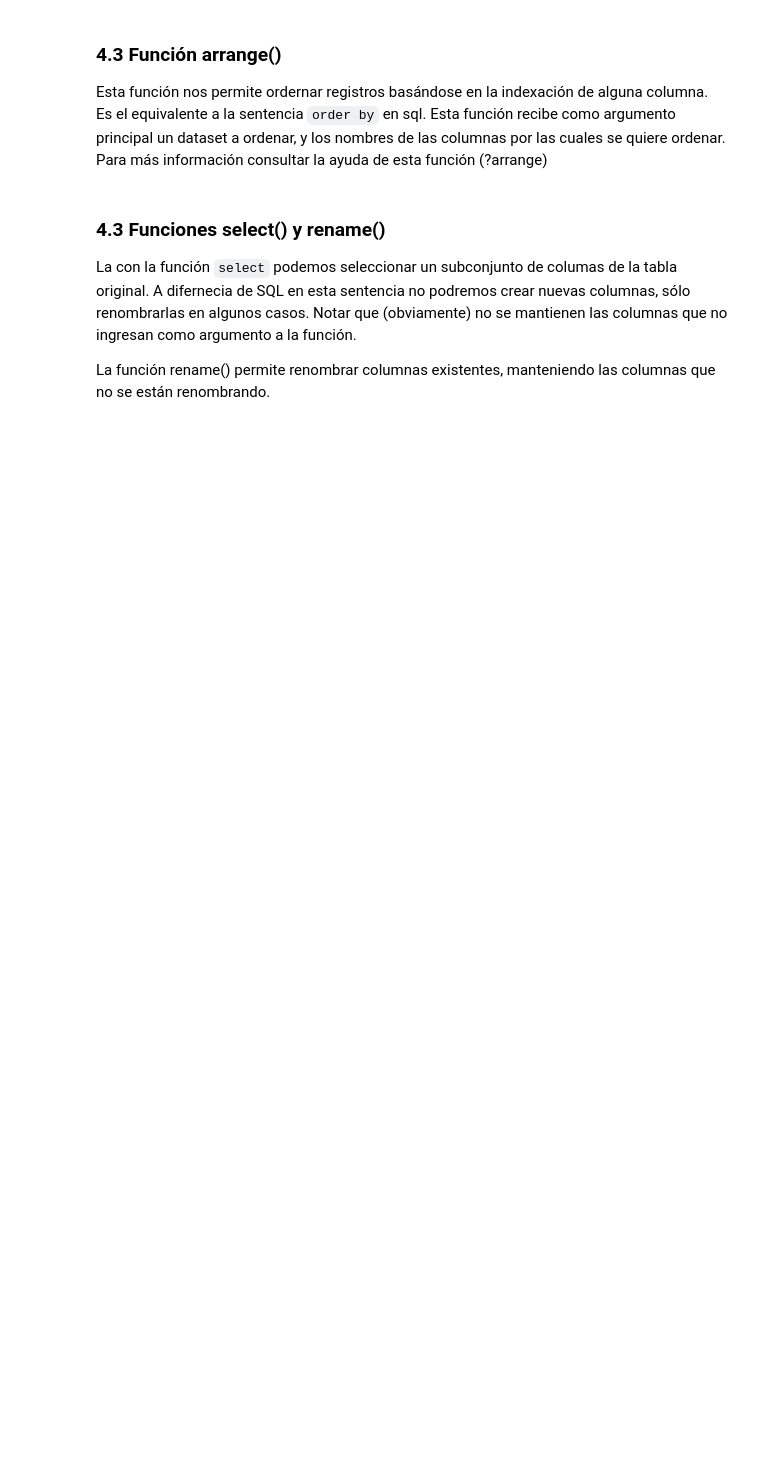
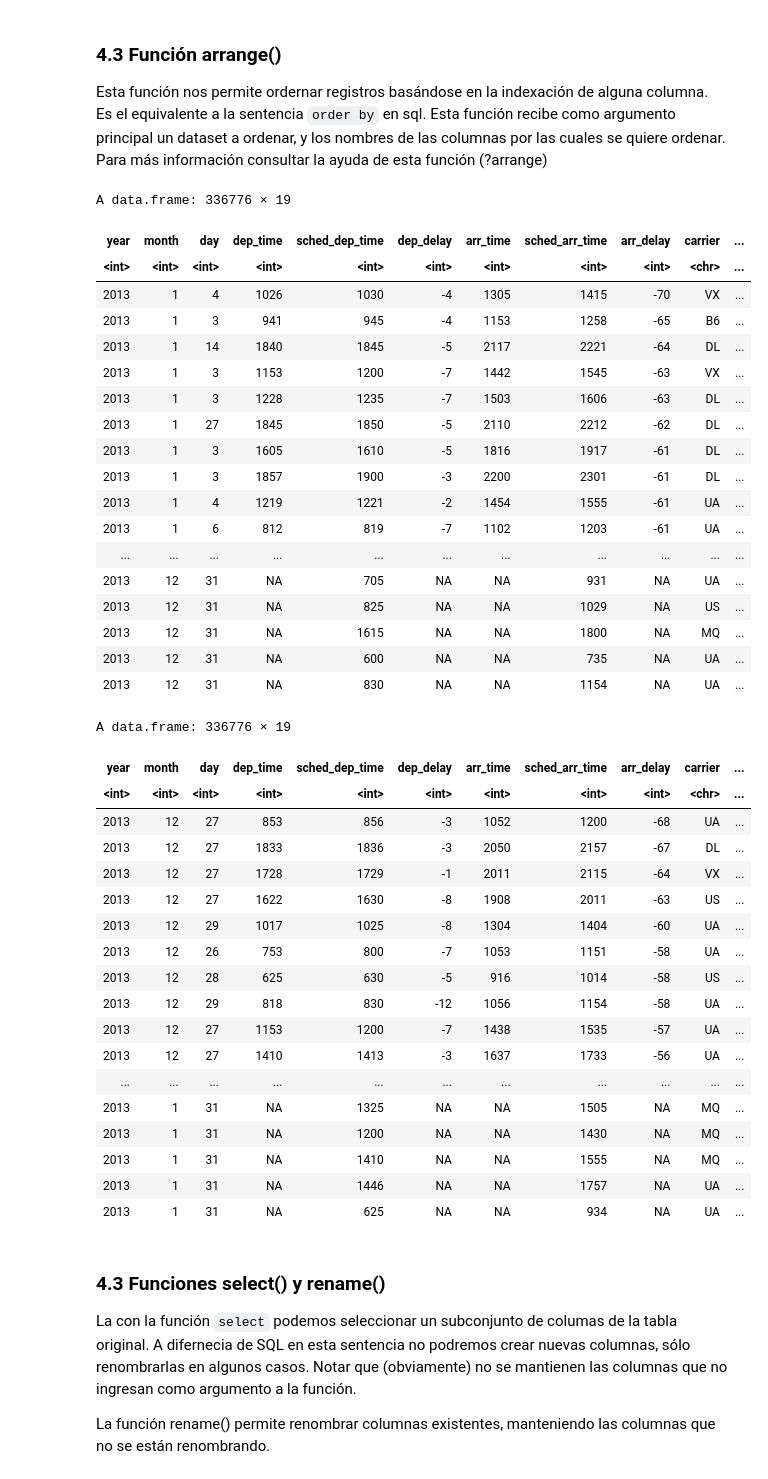
Before and after one commit to mrrojas72/Introduccion_a_ciencia_de_datos_R, a Jupyter notebook: Clases/Clase2/Clase2_01_manipulacon_de_tablas_I.ipynb, the cells around one changed output. Drawn from its saved outputs; the diff is of its cells as text; code cells hidden in the pictures; blank space fills up the shorter version.

```diff
--- a/Clases/Clase2/Clase2_01_manipulacon_de_tablas_I.ipynb
+++ b/Clases/Clase2/Clase2_01_manipulacon_de_tablas_I.ipynb
@@ -96,7 +292,50 @@ Esta función nos permite ordernar registros basándose en la indexación de alg
 Esta función recibe como argumento principal un dataset a ordenar, y los nombres de las columnas por las cuales se quiere ordenar. Para más información consultar la ayuda de esta función (?arrange)
 # %%
 # arrange() ----------------------------------------------------------------
-# Ejemplo, podemos ordenar la data flights por mes y arr_delay
+# Ejemplo, podemos ordenar la data vuelos por mes y arr_delay
+
+arrange(vuelos, month, arr_delay) #  Ordena las columnas de manera ascendente
+
+arrange(vuelos, -month, arr_delay)# ordena descendente por mes y ascendente por arr_delay
+# %% [output]
+A data.frame: 336776 × 19
+| year | month | day | dep_time | sched_dep_time | dep_delay | arr_time | sched_arr_time | arr_delay | carrier | ... |
+| <int> | <int> | <int> | <int> | <int> | <int> | <int> | <int> | <int> | <chr> | ... |
+| 2013 | 1 | 4 | 1026 | 1030 | -4 | 1305 | 1415 | -70 | VX | ... |
+| 2013 | 1 | 3 | 941 | 945 | -4 | 1153 | 1258 | -65 | B6 | ... |
+| 2013 | 1 | 14 | 1840 | 1845 | -5 | 2117 | 2221 | -64 | DL | ... |
+| 2013 | 1 | 3 | 1153 | 1200 | -7 | 1442 | 1545 | -63 | VX | ... |
+| 2013 | 1 | 3 | 1228 | 1235 | -7 | 1503 | 1606 | -63 | DL | ... |
+| 2013 | 1 | 27 | 1845 | 1850 | -5 | 2110 | 2212 | -62 | DL | ... |
+| 2013 | 1 | 3 | 1605 | 1610 | -5 | 1816 | 1917 | -61 | DL | ... |
+| 2013 | 1 | 3 | 1857 | 1900 | -3 | 2200 | 2301 | -61 | DL | ... |
+| 2013 | 1 | 4 | 1219 | 1221 | -2 | 1454 | 1555 | -61 | UA | ... |
+| 2013 | 1 | 6 | 812 | 819 | -7 | 1102 | 1203 | -61 | UA | ... |
+| ... | ... | ... | ... | ... | ... | ... | ... | ... | ... | ... |
+| 2013 | 12 | 31 | NA | 705 | NA | NA | 931 | NA | UA | ... |
+| 2013 | 12 | 31 | NA | 825 | NA | NA | 1029 | NA | US | ... |
+| 2013 | 12 | 31 | NA | 1615 | NA | NA | 1800 | NA | MQ | ... |
+| 2013 | 12 | 31 | NA | 600 | NA | NA | 735 | NA | UA | ... |
+| 2013 | 12 | 31 | NA | 830 | NA | NA | 1154 | NA | UA | ... |
+A data.frame: 336776 × 19
+| year | month | day | dep_time | sched_dep_time | dep_delay | arr_time | sched_arr_time | arr_delay | carrier | ... |
+| <int> | <int> | <int> | <int> | <int> | <int> | <int> | <int> | <int> | <chr> | ... |
+| 2013 | 12 | 27 | 853 | 856 | -3 | 1052 | 1200 | -68 | UA | ... |
+| 2013 | 12 | 27 | 1833 | 1836 | -3 | 2050 | 2157 | -67 | DL | ... |
+| 2013 | 12 | 27 | 1728 | 1729 | -1 | 2011 | 2115 | -64 | VX | ... |
+| 2013 | 12 | 27 | 1622 | 1630 | -8 | 1908 | 2011 | -63 | US | ... |
+| 2013 | 12 | 29 | 1017 | 1025 | -8 | 1304 | 1404 | -60 | UA | ... |
+| 2013 | 12 | 26 | 753 | 800 | -7 | 1053 | 1151 | -58 | UA | ... |
+| 2013 | 12 | 28 | 625 | 630 | -5 | 916 | 1014 | -58 | US | ... |
+| 2013 | 12 | 29 | 818 | 830 | -12 | 1056 | 1154 | -58 | UA | ... |
+| 2013 | 12 | 27 | 1153 | 1200 | -7 | 1438 | 1535 | -57 | UA | ... |
+| 2013 | 12 | 27 | 1410 | 1413 | -3 | 1637 | 1733 | -56 | UA | ... |
+| ... | ... | ... | ... | ... | ... | ... | ... | ... | ... | ... |
+| 2013 | 1 | 31 | NA | 1325 | NA | NA | 1505 | NA | MQ | ... |
+| 2013 | 1 | 31 | NA | 1200 | NA | NA | 1430 | NA | MQ | ... |
+| 2013 | 1 | 31 | NA | 1410 | NA | NA | 1555 | NA | MQ | ... |
+| 2013 | 1 | 31 | NA | 1446 | NA | NA | 1757 | NA | UA | ... |
+| 2013 | 1 | 31 | NA | 625 | NA | NA | 934 | NA | UA | ... |
 # %% [markdown]
 ### 4.3 Funciones select() y rename()
 
```
Also changed, not shown: parts of 28 cells of this notebook.
